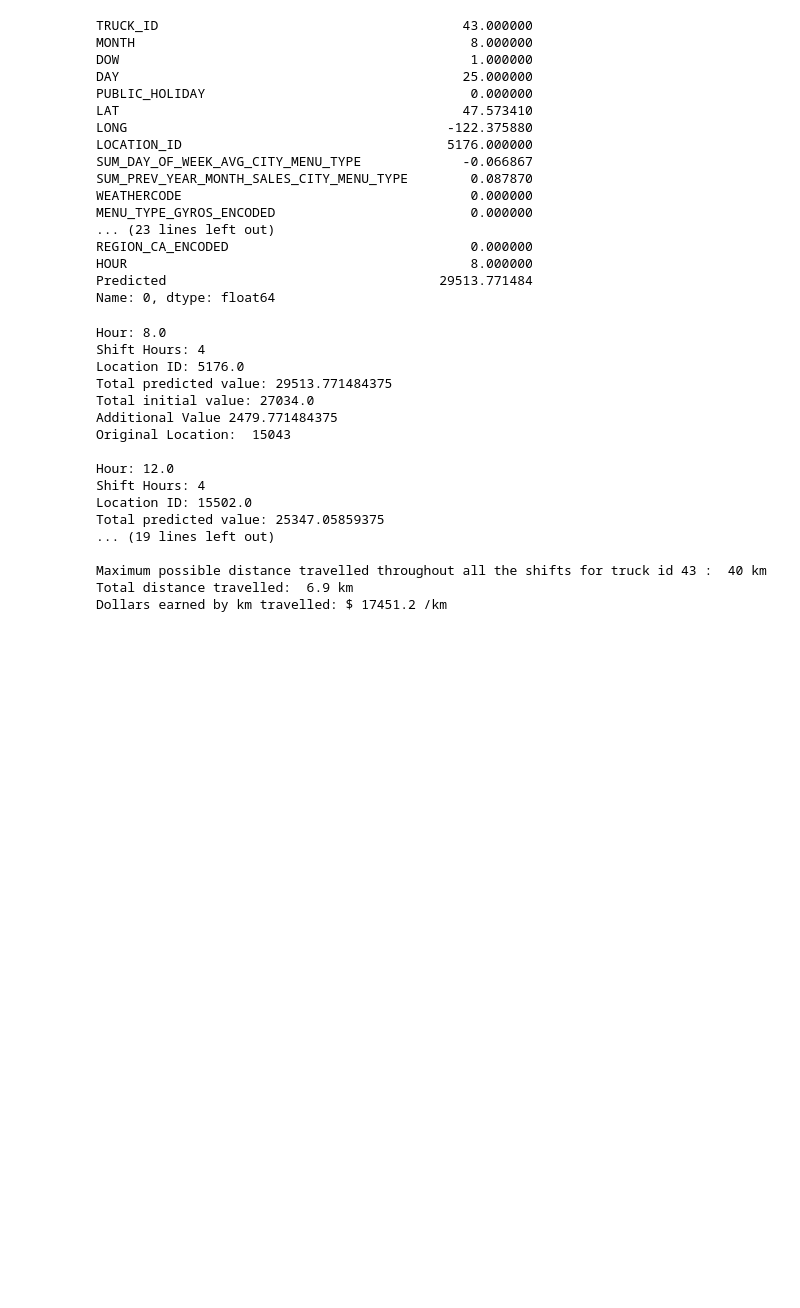
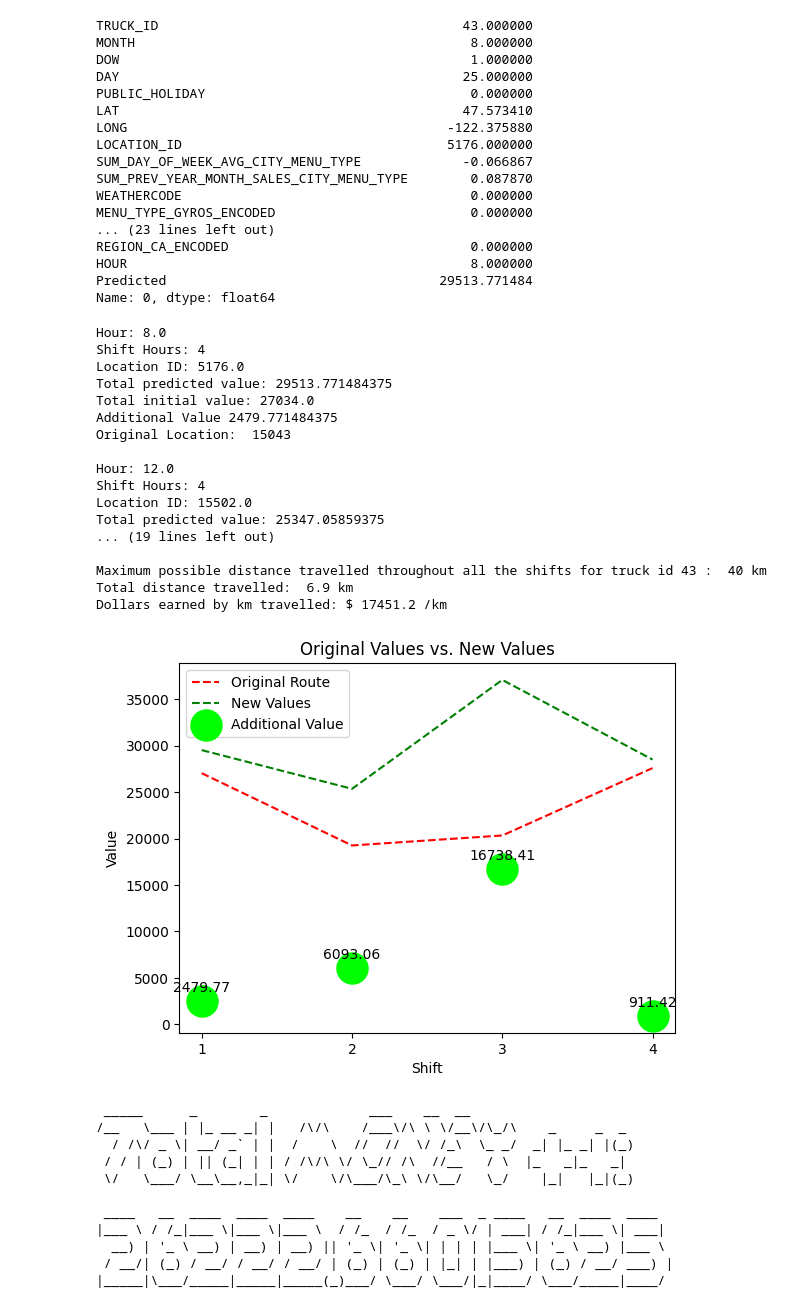
Before and after one commit to jkyxd/ICP_Group3, a Jupyter notebook: ICP Finalized Prototype.ipynb, the cells around one changed output. Cells and saved outputs as stored; diff of their text form; code cells hidden in the pictures; blank space fills up the shorter version.

```diff
--- a/ICP Finalized Prototype.ipynb
+++ b/ICP Finalized Prototype.ipynb
@@ -2585,3 +2585,80 @@ Total predicted value: 25347.05859375
 Maximum possible distance travelled throughout all the shifts for truck id 43 :  40 km
 Total distance travelled:  6.9 km
 Dollars earned by km travelled: $ 17451.2 /km
+# %%
+import matplotlib.pyplot as plt
+
+# Extract the original and new values from the route_list
+original_values = [hour_value for hour_value in hour_value_list]
+new_values = [route['Predicted'] for route in route_list]
+additional_values = [route['Predicted'] - hour_value for route, hour_value in zip(route_list, hour_value_list)]
+
+# Create a list of shifts based on shift_hours_list
+shifts = []
+for shift_hours in shift_hours_list:
+    shifts.extend([i + 1 for i in range(shift_hours)])
+
+# Make sure the shifts and original_values have the same length
+shifts = shifts[:len(original_values)]
+shifts = [number for number in range(1, len(shift_hours_list) +1)]
+
+# Plot the original and new values
+plt.plot(shifts, original_values, color='red', linestyle='--',label='Original Route')
+plt.plot(shifts, new_values,color='green', linestyle='--', label='New Values')
+
+# Plot the additional values as dots
+plt.scatter(shifts, additional_values, c='lime', label='Additional Value', s=500)
+
+# Add annotations for the additional values
+for shift, value, additional in zip(shifts, additional_values, additional_values):
+    plt.annotate(f'{round(additional,2)}', xy=(shift, value), xytext=(shift, value+1000), ha='center')
+
+# Set the x-axis tick locations
+plt.xticks(shifts)
+
+# Add labels and title to the plot
+plt.xlabel('Shift')
+plt.ylabel('Value')
+plt.title('Original Values vs. New Values')
+
+# Add a legend
+plt.legend()
+
+# Display the plot
+plt.show()
+
+total =0
+
+for i in range(len(route_list)):
+    total += route_list[i]['Predicted']- hour_value_list[i]
+
+import pyfiglet
+# from termcolor import colored
+
+# Create a Figlet object for ASCII art text
+figlet = pyfiglet.Figlet(font='ogre')
+
+
+# Convert the truck ID, month, and day to string
+total_Str = str(total)
+
+# Concatenate the ASCII art and numbers in one row
+art_row = ' '.join([
+    figlet.renderText("Total MONEY ++: " + total_Str)
+])
+
+# Print the ASCII art row
+print(art_row)
+# %% [output]
+[figure, added]
+ _____      _        _             ___    __  __
+/__   \___ | |_ __ _| |   /\/\    /___\/\ \ \/__\/\_/\    _     _  _
+  / /\/ _ \| __/ _` | |  /    \  //  //  \/ /_\  \_ _/  _| |_ _| |(_)
+ / / | (_) | || (_| | | / /\/\ \/ \_// /\  //__   / \  |_   _|_   _|
+ \/   \___/ \__\__,_|_| \/    \/\___/\_\ \/\__/   \_/    |_|   |_|(_)
+
+ ____   __  ____  ____  ____    __    __    ___  _ ____   __  ____  ____
+|___ \ / /_|___ \|___ \|___ \  / /_  / /_  / _ \/ | ___| / /_|___ \| ___|
+  __) | '_ \ __) | __) | __) || '_ \| '_ \| | | | |___ \| '_ \ __) |___ \
+ / __/| (_) / __/ / __/ / __/ | (_) | (_) | |_| | |___) | (_) / __/ ___) |
+|_____|\___/_____|_____|_____(_)___/ \___/ \___/|_|____/ \___/_____|____/
```
